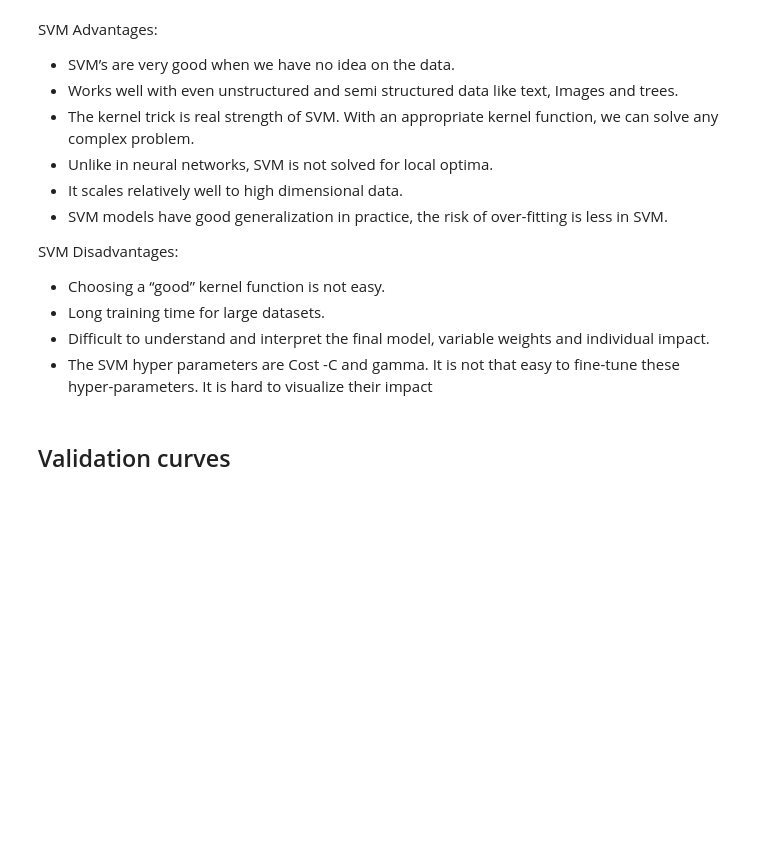
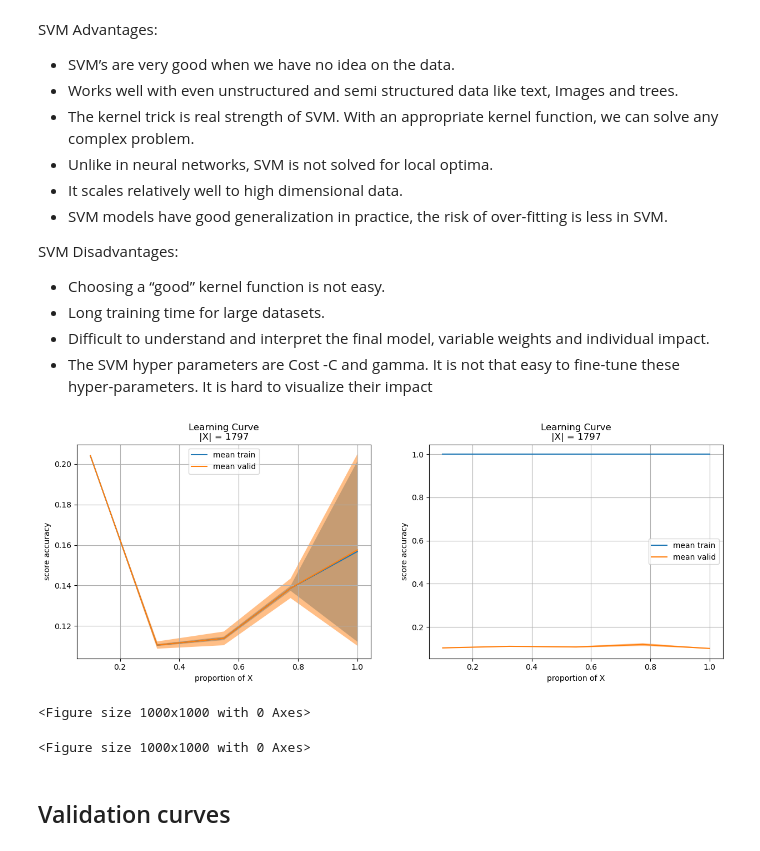
Before and after one commit to thomasmari/DataS3PG, a Jupyter notebook: module/11. ML/3. ML3/ML3.1 - Algorithms Kit Eleve.ipynb, the cells around one changed output. Drawn from its saved outputs; the diff is of its cells as text; code cells hidden in the pictures; blank space fills up the shorter version.

```diff
--- a/module/11. ML/3. ML3/ML3.1 - Algorithms Kit Eleve.ipynb
+++ b/module/11. ML/3. ML3/ML3.1 - Algorithms Kit Eleve.ipynb
@@ -396,3 +415,19 @@ SVM Disadvantages:
+# %%
+# Underfit model?
+from sklearn.svm import SVC
+# model_uf = SVC(kernel='poly', gamma=1e-5) #UNDERFIT
+# model_of = SVC(kernel='poly', gamma=1e1) #OVERFIT
+model_uf = SVC(kernel='linear', C=1e-6) #UNDERFIT
+model_of = SVC(kernel='rbf', C=1e10,gamma = 1e10) #OVERFIT
+#plotsetting
+fig,axes = plt.figure(figsize=(15,5)),[plt.subplot(1,2,1),plt.subplot(1,2,2)]
+df_result1 = plot_learning_curve(model_uf,X,y,ax=axes[0])
+df_result2 = plot_learning_curve(model_of,X,y,ax=axes[1])
+plt.tight_layout()
+# %% [output]
+[figure, added]
+<Figure size 1000x1000 with 0 Axes>
+<Figure size 1000x1000 with 0 Axes>
 # %% [markdown]
 ## Validation curves
 # %% [markdown]
```
Also changed, not shown: parts of 22 cells of this notebook, 5 other files.
